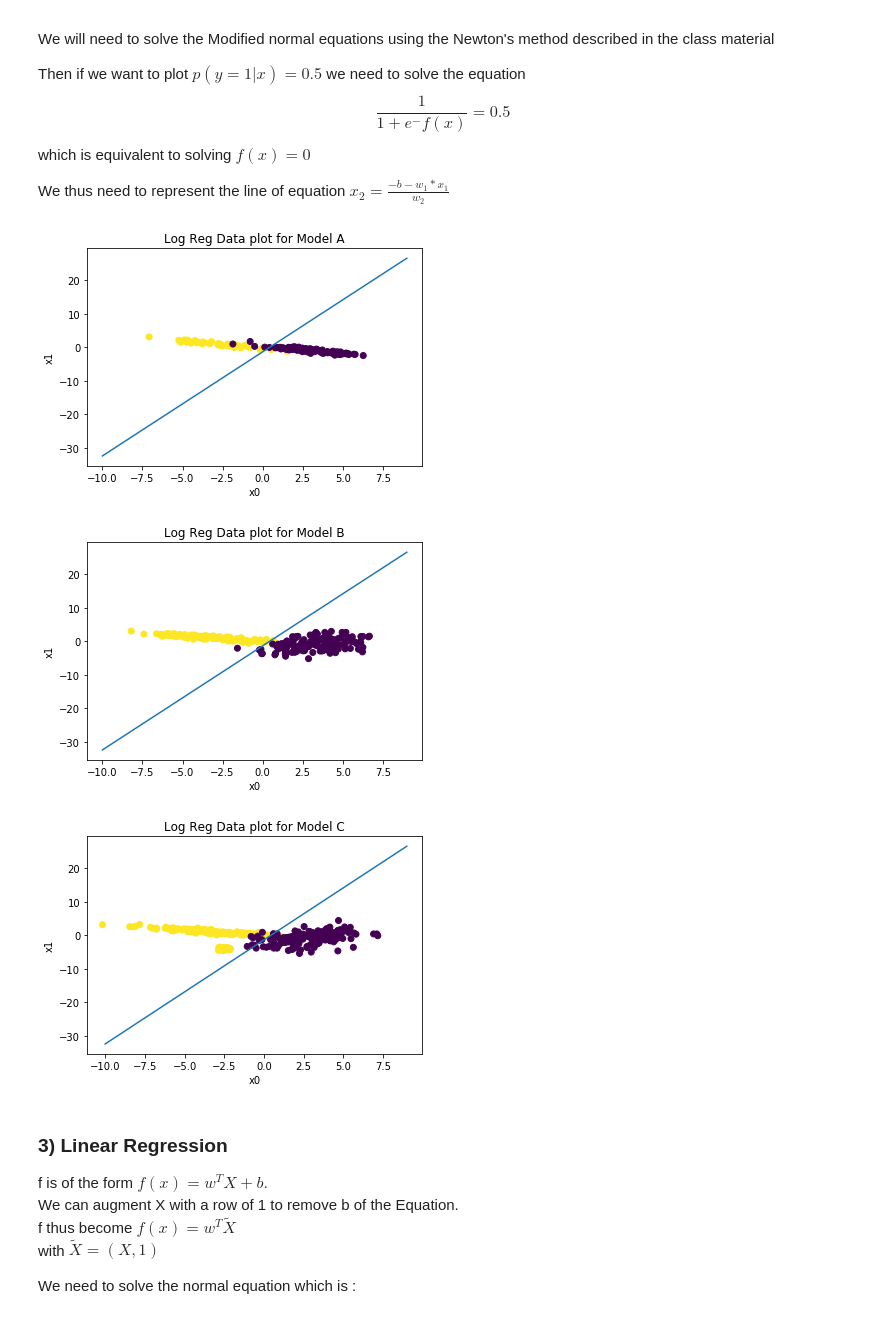
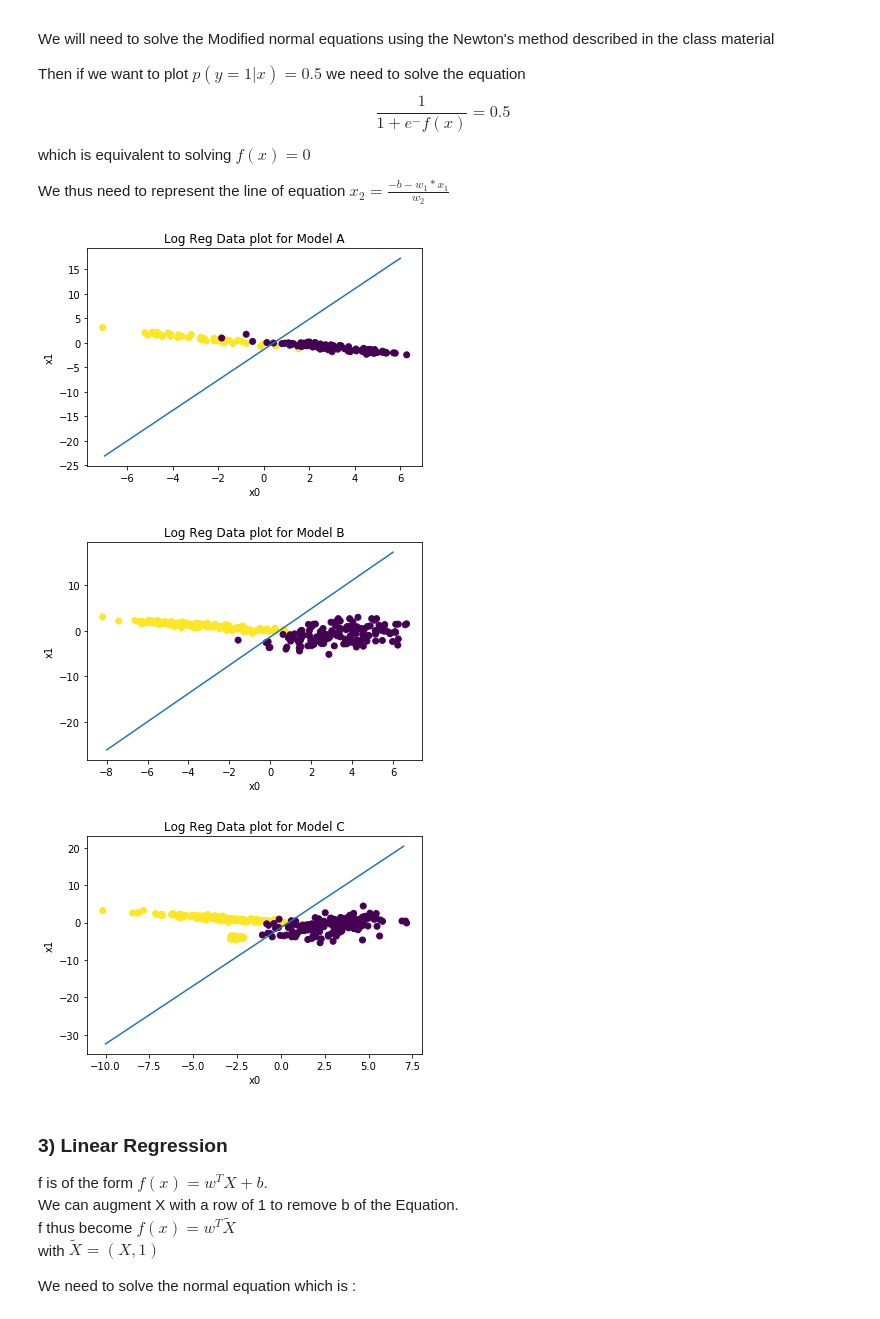
Before and after one commit to martinplouy/MVA, a Jupyter notebook: PGM/HW1/MVA_DM1_DELAFOURNIERE_PLOUY.ipynb, the cells around one changed output. Cells and saved outputs as stored; diff of their text form; code cells hidden in the pictures.

```diff
--- a/PGM/HW1/MVA_DM1_DELAFOURNIERE_PLOUY.ipynb
+++ b/PGM/HW1/MVA_DM1_DELAFOURNIERE_PLOUY.ipynb
@@ -49,10 +49,10 @@ $$ \frac{\partial \mathcal{L}}{\partial \theta_{mk}} = \frac{n_{mk}}{\theta_{mk}
 # %% [markdown]
 # Exercice 2 :  Linear classification
 # %%
-modelsName = ['A', 'B', 'C']
+modelNames = ['A', 'B', 'C']
 d_types = ['train', 'test']
 data = dict()
-for model in modelsName:
+for model in modelNames:
     for d_type in d_types:
         path = dir_path +"/"+"classification_data_HWK1/classification" +model +'.' + d_type
         data[model+'_'+d_type] = pd.read_csv(path, sep='\t', header=None).values
@@ -150,7 +150,7 @@ def plotLDAForModel(modelName):
     plt.xlabel('x0')
     plt.ylabel('x1')
 # %%
-for name in modelsName:
+for name in modelNames:
     plotLDAForModel(name)
 # %% [output]
 [figure]
@@ -215,8 +215,13 @@ def plotLogRegForModel(modelName):
     y = dataForModel[:, 2]
     ax.scatter(x_abs, x_ord, c = y)
 
+    x0min = np.min(dataForModel[:, 0])
+    lowerBound = int(x0min)
+    x0max = np.max(dataForModel[:, 0])
+    upperBound = int(x0max) + 1
+
     w = getLogRegParametersForModel(modelName)
-    plt.plot(range(-10, 10), [LogReg_proba_lim(i,w[0],w[1],w[2]) for i in range(-10, 10)])
+    plt.plot(range(lowerBound, upperBound), [LogReg_proba_lim(i,w[0],w[1],w[2]) for i in range(lowerBound, upperBound)])
 
     title = "Log Reg Data plot for Model "+modelName
     plt.title(title)
@@ -233,12 +238,12 @@ def plotLogRegForModel(modelName):
 #         pass
 # todo remove
 # %%
-for name in modelsName:
+for name in modelNames:
     plotLogRegForModel(name)
 # %% [output]
-[figure, old version]
+[figure, new version]
-[figure, old version]
+[figure, new version]
-[figure, old version]
+[figure, new version]
 # %% [markdown]
 ### 3) Linear Regression
 
```
Also changed, not shown: parts of 9 cells of this notebook.
